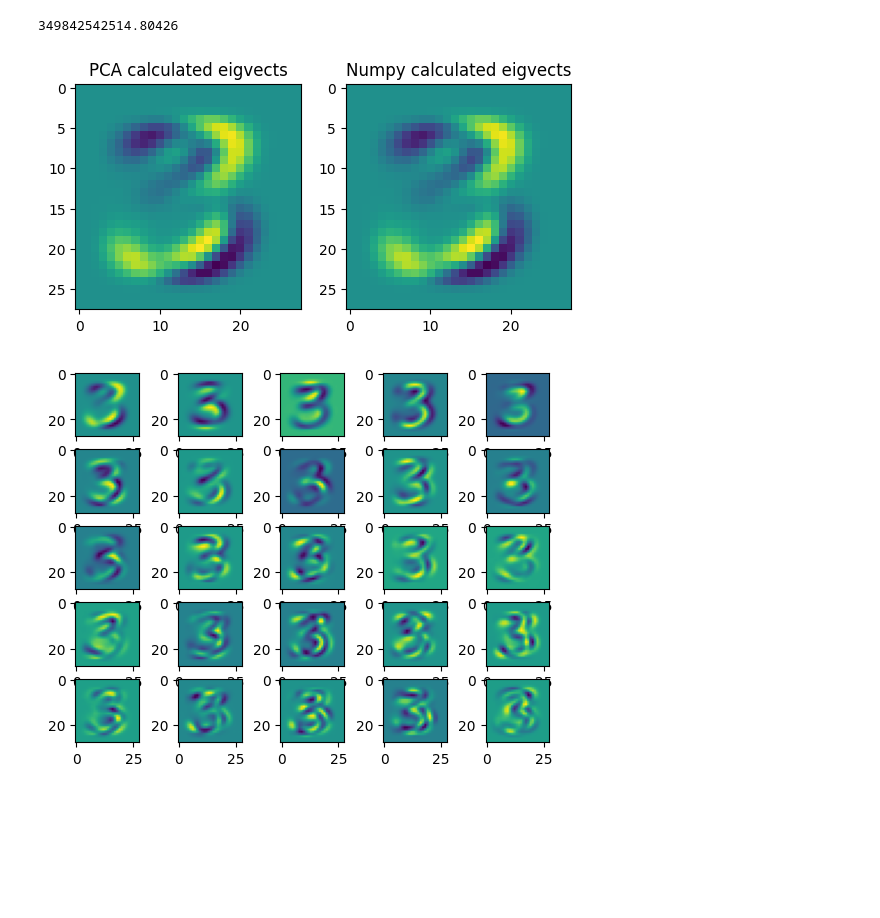
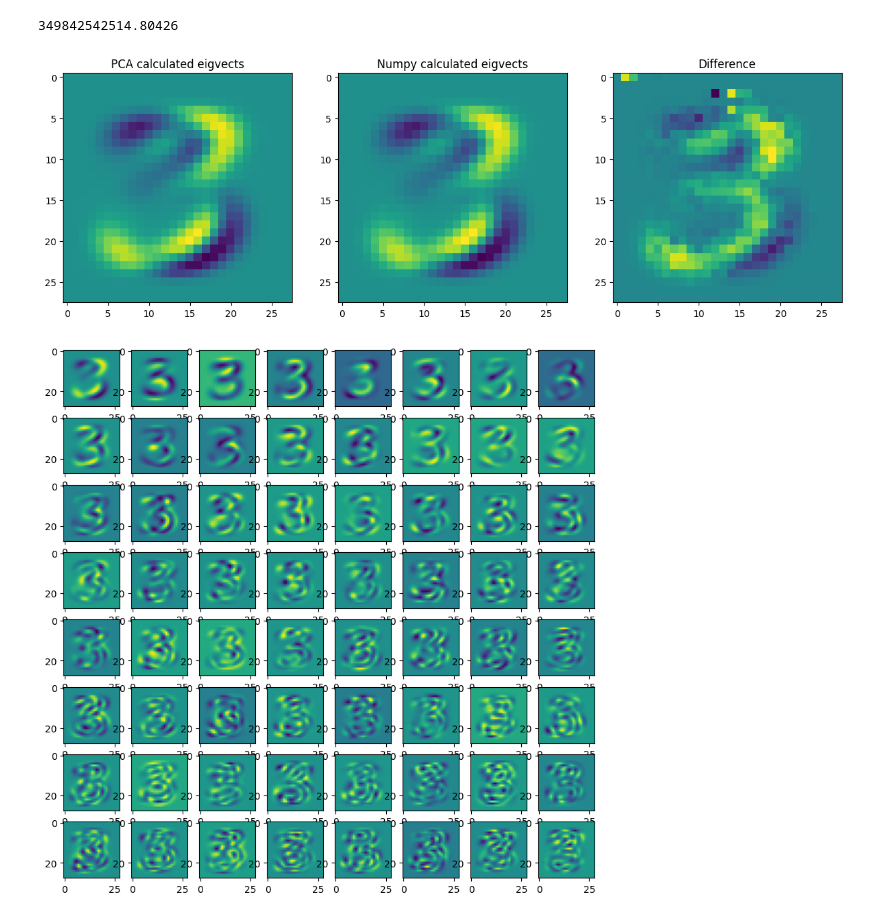
Before and after one commit to gkaretka/linalg, a Jupyter notebook: pca.ipynb, the cells around one changed output. Drawn from its saved outputs; the diff is of its cells as text; code cells hidden in the pictures; blank space fills up the shorter version.

```diff
--- a/pca.ipynb
+++ b/pca.ipynb
@@ -87,27 +79,33 @@ var_per=0.98
 eigvals, eigvects = np.linalg.eigh(cov)
 evecs = eigvects.T[::-1]
 # %%
-fig, axs = plt.subplots(nrows=1, ncols=2)
+fig, axs = plt.subplots(nrows=1, ncols=3, figsize=(15,7))
 
-axs[0].imshow(pca.components_[0].reshape(28,28))
+vect_idx = 0
+
+axs[0].imshow(pca.components_[vect_idx].reshape(28,28))
 axs[0].set_title('PCA calculated eigvects')
 
-axs[1].imshow(evecs[0].reshape(28,28,))
+axs[1].imshow(evecs[vect_idx].reshape(28,28))
 axs[1].set_title('Numpy calculated eigvects')
+
+diff = evecs[vect_idx].reshape(28,28) - pca.components_[vect_idx].reshape(28,28)
+axs[2].imshow(diff)
+axs[2].set_title('Difference')
 plt.show()
 # %% [output]
-[figure, old version]
+[figure, new version]
 # %%
-num_of_vectors_to_use = 25
-num_of_vects_cols = 5
-num_of_vects_row = 5
+num_of_vectors_to_use = 64
+num_of_vects_cols = np.sqrt(num_of_vectors_to_use).astype(int)
+num_of_vects_row = np.sqrt(num_of_vectors_to_use).astype(int)
 
-fig, axs = plt.subplots(nrows=num_of_vects_row, ncols=num_of_vects_cols)
+fig, axs = plt.subplots(nrows=num_of_vects_row, ncols=num_of_vects_cols, figsize=(10, 10))
 for i in range(num_of_vects_row):
     for j in range(num_of_vects_cols):
         axs[i][j].imshow(evecs[i*num_of_vects_cols+j].reshape(img_x_size, img_y_size))
 
 plt.show()
 # %% [output]
-[figure, old version]
+[figure, new version]
 # %%
```
Also changed, not shown: parts of 3 cells of this notebook.
